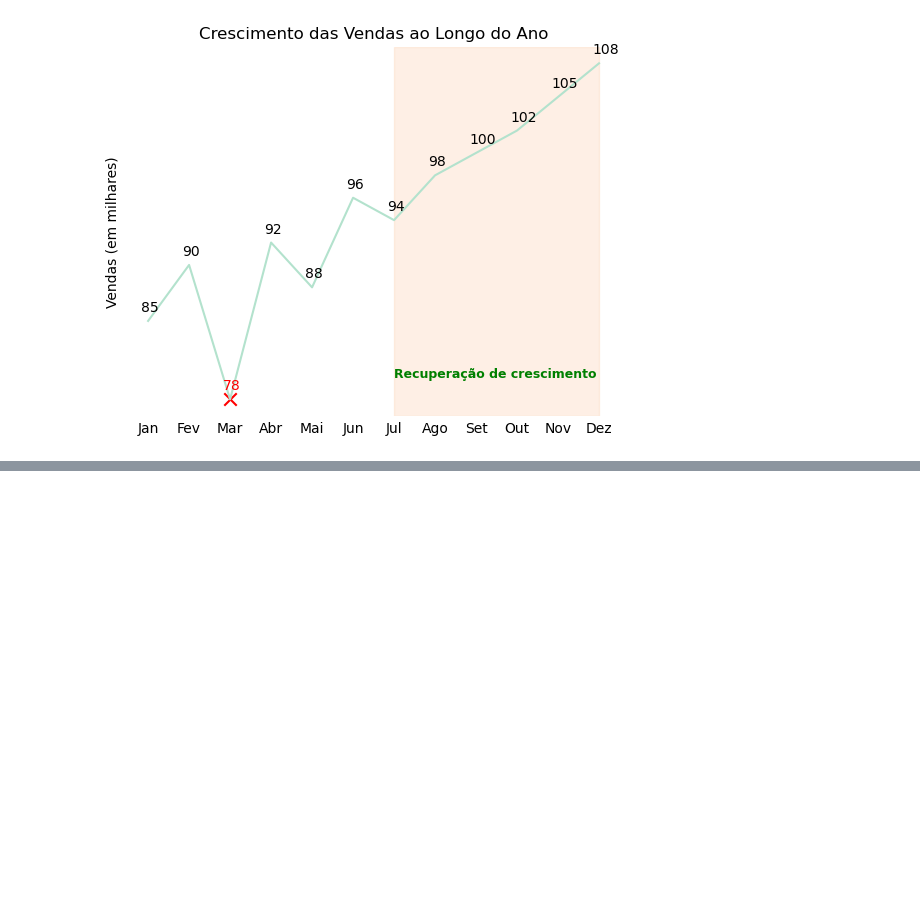
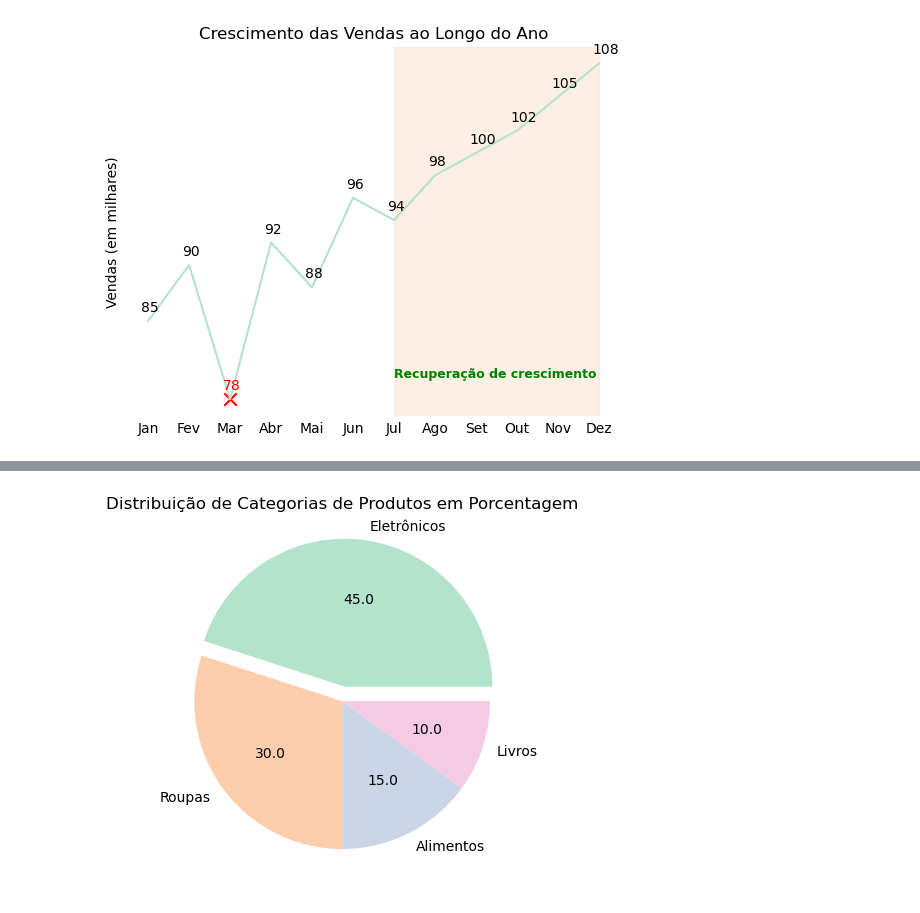
Before and after one commit to kiwsley/ciencia_de_dados, a Jupyter notebook: matplotlib_Searborn/personalizacao_grafico_linha.ipynb, the cells around one changed output, grey strips where cells are left out. Cells and saved outputs as stored; diff of their text form; code cells hidden in the pictures; blank space fills up the shorter version.

```diff
--- a/matplotlib_Searborn/personalizacao_grafico_linha.ipynb
+++ b/matplotlib_Searborn/personalizacao_grafico_linha.ipynb
@@ -73,0 +120,16 @@ plt.show()
+# %%
+import matplotlib.pyplot as plt
+
+categorias = ['Eletrônicos', 'Roupas', 'Alimentos', 'Livros']
+quantidades = [45, 30, 15, 10]
+destaque = [0.1, 0, 0, 0]  # destacar a primeira fatia
+
+fig, ax = plt.subplots()
+
+cores = plt.get_cmap('Pastel2').colors
+
+ax.pie(quantidades, labels=categorias, colors=cores, autopct='%.1f', explode=destaque)
+ax.set_title('Distribuição de Categorias de Produtos em Porcentagem')
+plt.show()
+# %% [output]
+[figure, added]
```
Also changed, not shown: parts of 2 cells of this notebook, 2 other files.
